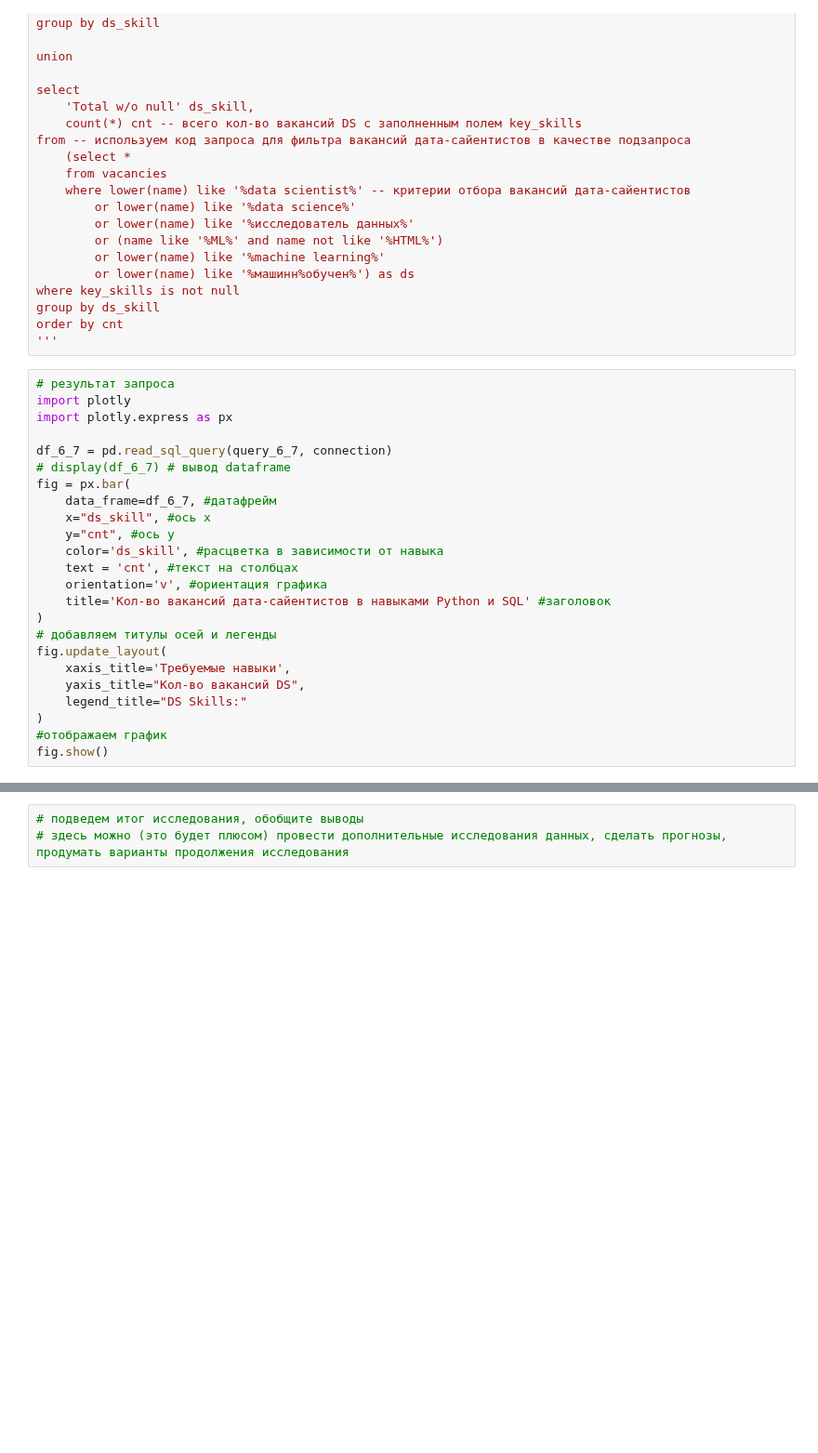
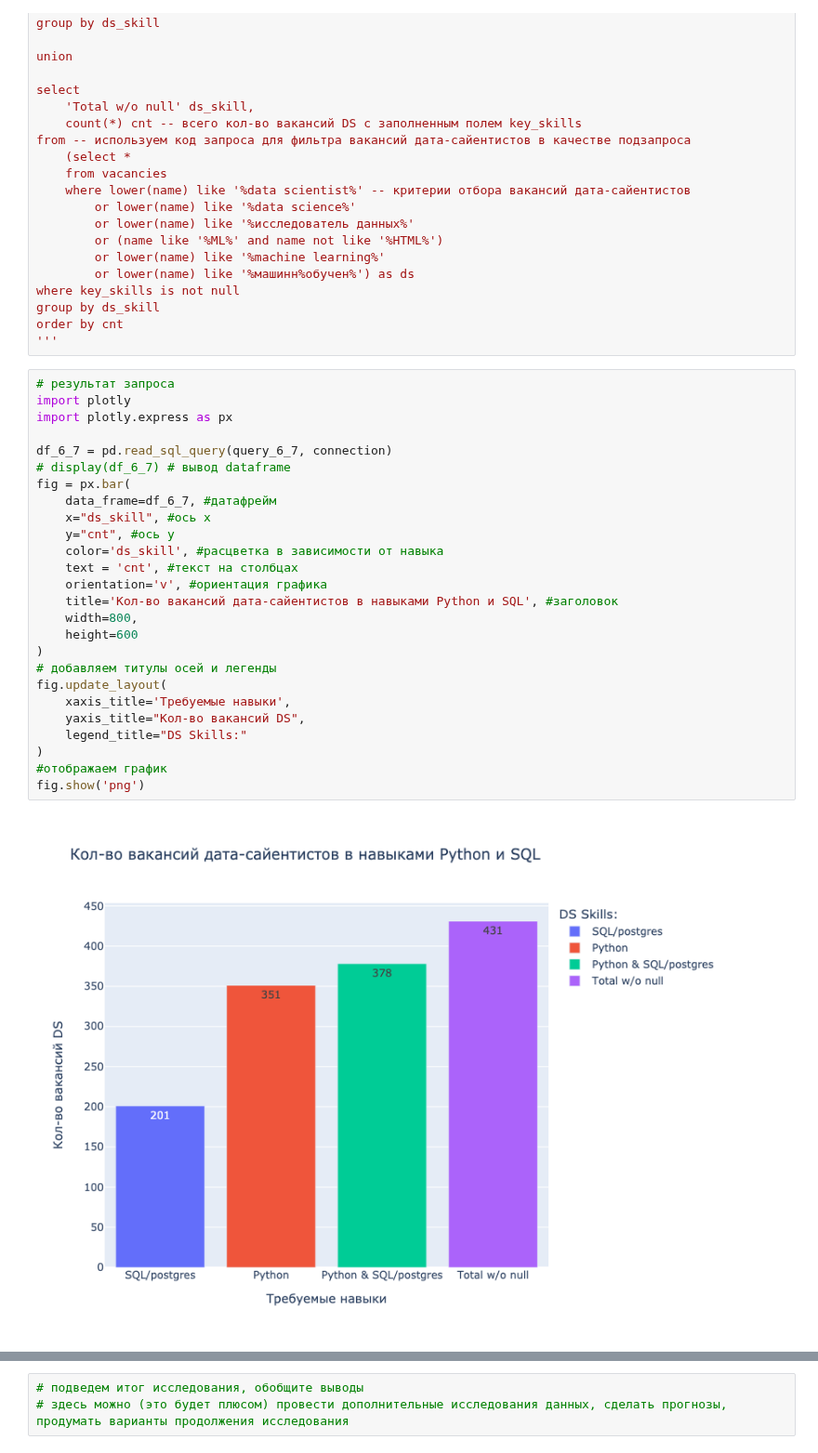
Before and after one commit to Novkozinin/SF_projects, a Jupyter notebook: Project-02_Анализ_вакансий_из_HeadHunter/Project_2_Анализ_вакансий_из_HeadHunter.ipynb, the cells around one changed output, grey strips where cells are left out. Shown at 93% size. Cells and saved outputs as stored; diff of their text form; blank space fills up the shorter version.

```diff
--- a/Project-02_Анализ_вакансий_из_HeadHunter/Project_2_Анализ_вакансий_из_HeadHunter.ipynb
+++ b/Project-02_Анализ_вакансий_из_HeadHunter/Project_2_Анализ_вакансий_из_HeadHunter.ipynb
@@ -869,25 +870,29 @@ order by cnt
 # %%
 # результат запроса
 import plotly
 import plotly.express as px
 
 df_6_7 = pd.read_sql_query(query_6_7, connection)
 # display(df_6_7) # вывод dataframe
 fig = px.bar(
     data_frame=df_6_7, #датафрейм
     x="ds_skill", #ось x
     y="cnt", #ось y
     color='ds_skill', #расцветка в зависимости от навыка
     text = 'cnt', #текст на столбцах
     orientation='v', #ориентация графика
-    title='Кол-во вакансий дата-сайентистов в навыками Python и SQL' #заголовок
+    title='Кол-во вакансий дата-сайентистов в навыками Python и SQL', #заголовок
+    width=800,
+    height=600
 )
 # добавляем титулы осей и легенды
 fig.update_layout(
     xaxis_title='Требуемые навыки',
     yaxis_title="Кол-во вакансий DS",
     legend_title="DS Skills:"
 )
 #отображаем график
-fig.show()
+fig.show('png')
+# %% [output]
+[figure, added]
 # %% [markdown]
```
Also changed, not shown: parts of 10 cells of this notebook.
